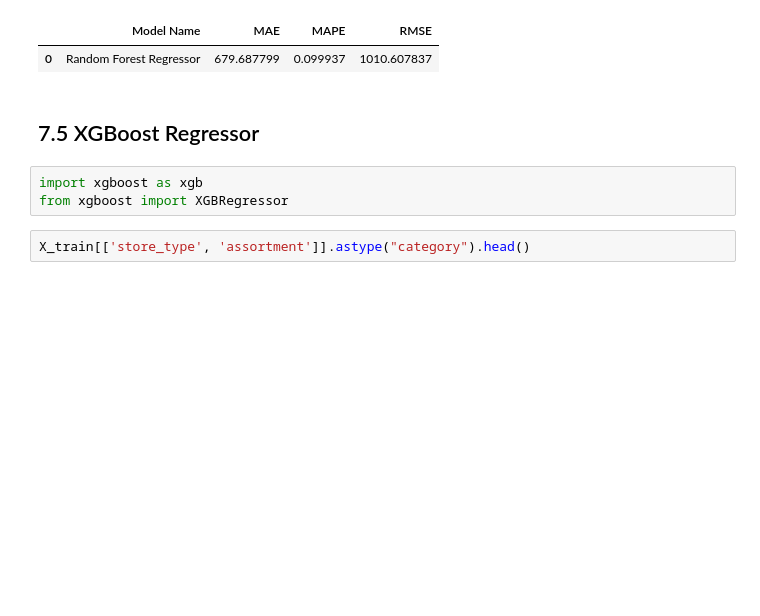
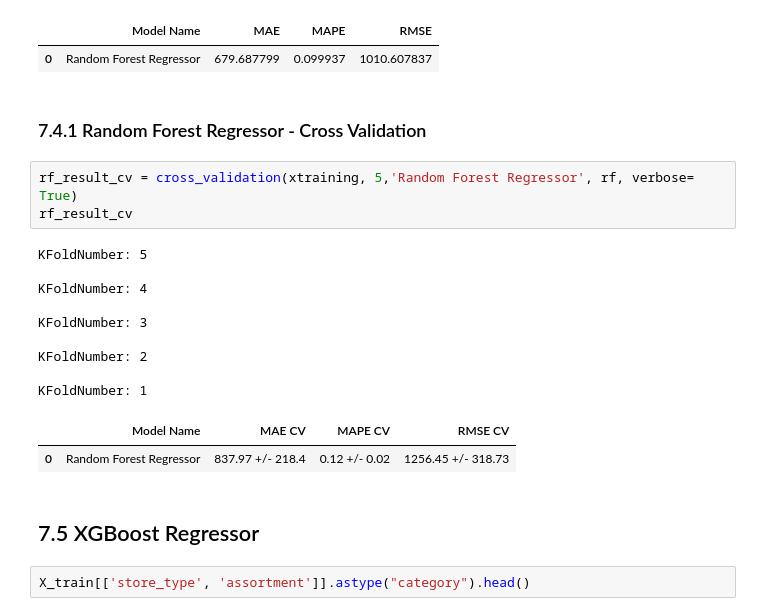
Before and after one commit to WillNery/ds_em_producao, a Jupyter notebook: ds_em_producao.ipynb, the cells around one changed output. Saved outputs shown, nothing was run; the diff lists cells and outputs as text; blank space fills up the shorter version.

```diff
--- a/ds_em_producao.ipynb
+++ b/ds_em_producao.ipynb
@@ -1395,11 +1466,25 @@ rf_result
 # %% [output]
 |  | Model Name | MAE | MAPE | RMSE |
 | 0 | Random Forest Regressor | 679.687799 | 0.099937 | 1010.607837 |
+# %% [markdown]
+### 7.4.1 Random Forest Regressor - Cross Validation
+# %%
+rf_result_cv = cross_validation(xtraining, 5,'Random Forest Regressor', rf, verbose= True)
+rf_result_cv
+# %% [output]
+KFoldNumber: 5
+
+KFoldNumber: 4
+
+KFoldNumber: 3
+
+KFoldNumber: 2
+
+KFoldNumber: 1
+|  | Model Name | MAE CV | MAPE CV | RMSE CV |
+| 0 | Random Forest Regressor | 837.97 +/- 218.4 | 0.12 +/- 0.02 | 1256.45 +/- 318.73 |
 # %% [markdown]
 ## 7.5 XGBoost Regressor
-# %%
-import xgboost as xgb
-from xgboost import XGBRegressor
 # %%
 X_train[['store_type', 'assortment']].astype("category").head()
 # %% [output]
```
Also changed, not shown: parts of 20 cells of this notebook.
